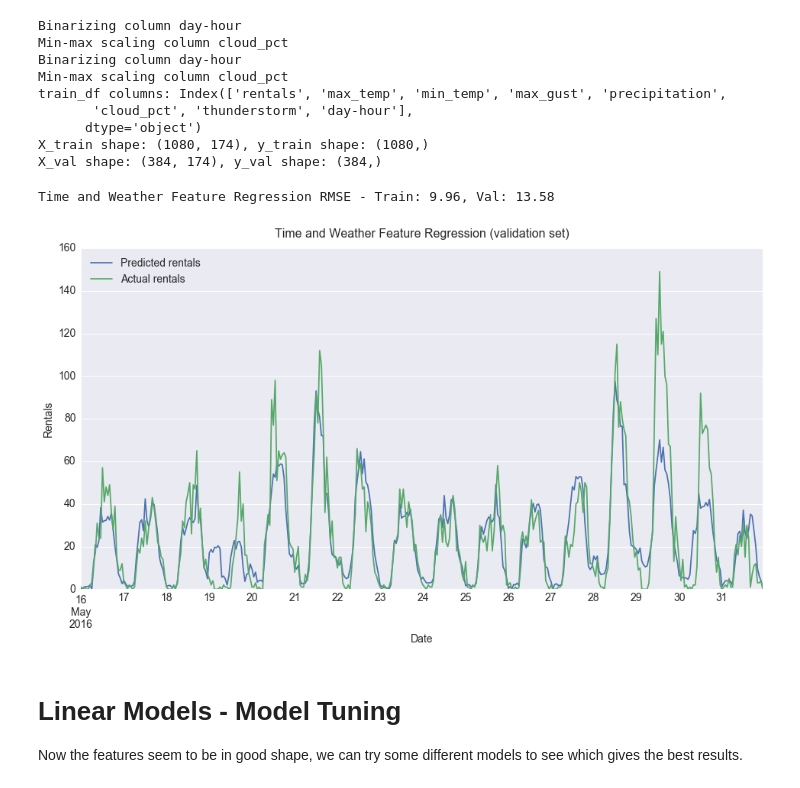
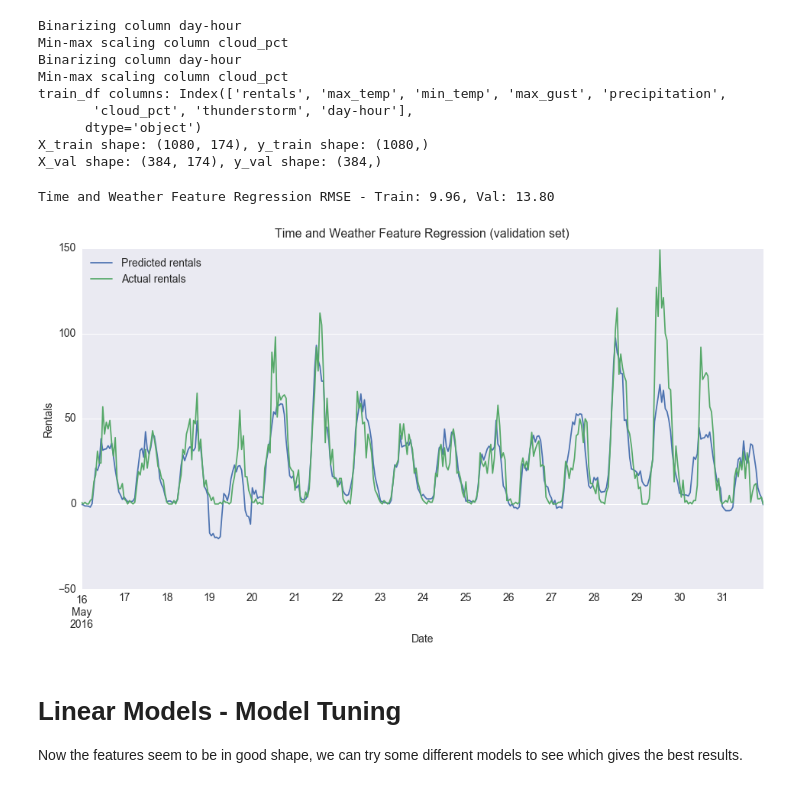
Before and after one commit to timgasser/bcycle-austin, a Jupyter notebook: notebooks/bcycle_hourly_rental_models.ipynb, the cells around one changed output. Cells and saved outputs as stored; diff of their text form; code cells hidden in the pictures.

```diff
--- a/notebooks/bcycle_hourly_rental_models.ipynb
+++ b/notebooks/bcycle_hourly_rental_models.ipynb
@@ -678,27 +678,27 @@ X_val shape: (384, 174), y_val shape: (384,)
 # %%
 reg = LinearRegression()
 reg.fit(X_train, y_train)
 y_train_pred = reg.predict(X_train)
 train_rmse = np.sqrt(mean_squared_error(y_train, y_train_pred))
 
-y_val_pred = np.abs(reg.predict(X_val))
+y_val_pred = reg.predict(X_val)
 val_rmse = np.sqrt(mean_squared_error(y_val, y_val_pred))
 
 # Store the evaluation results
 if 'linreg_time_weather_feat' not in scores_df.index:
     scores_df = scores_df.append(pd.DataFrame({'train_rmse' : train_rmse, 'val_rmse' : val_rmse},
                                               index=['linreg_time_weather_feat']))
 
 print('Time and Weather Feature Regression RMSE - Train: {:.2f}, Val: {:.2f}'.format(train_rmse, val_rmse))
 
 reg_result_train_df, reg_result_val_df = df_from_results(train_df.index, y_train, y_train_pred,
                                                          val_df.index, y_val, y_val_pred)
 
 # plot_results(reg_result_train_df, reg_result_val_df, 'pred', 'true', title='Time and Weather Feature Regression')
 plot_val(reg_result_val_df, 'pred', 'true', title='Time and Weather Feature Regression')
 # %% [output]
-Time and Weather Feature Regression RMSE - Train: 9.96, Val: 13.58
+Time and Weather Feature Regression RMSE - Train: 9.96, Val: 13.80
-[figure, old version]
+[figure, new version]
 # %% [markdown]
 # Linear Models - Model Tuning
 
```
Also changed, not shown: parts of 5 cells of this notebook, 2 other files.
